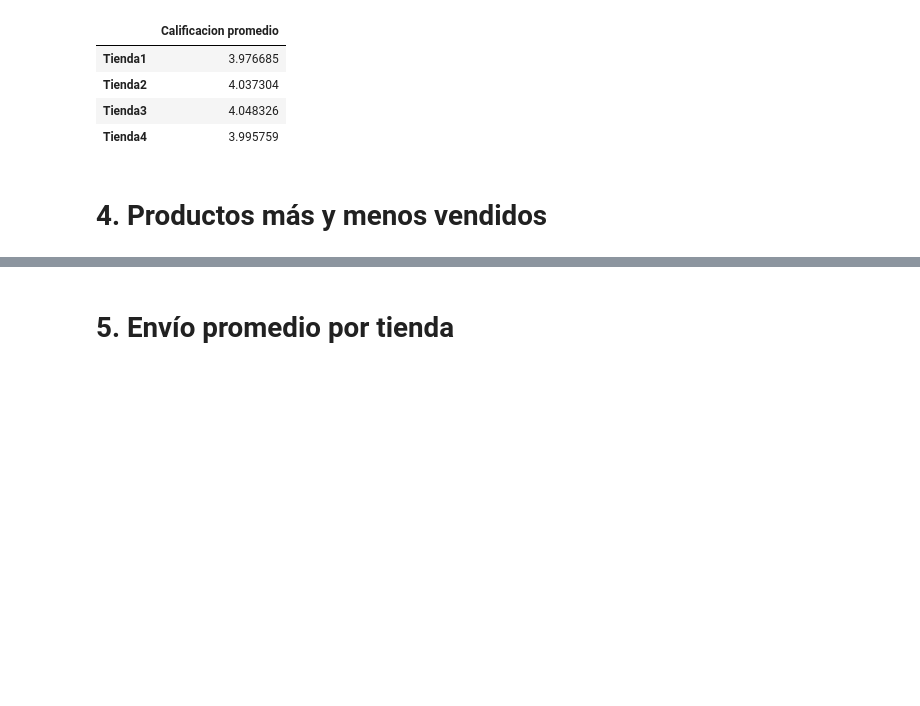
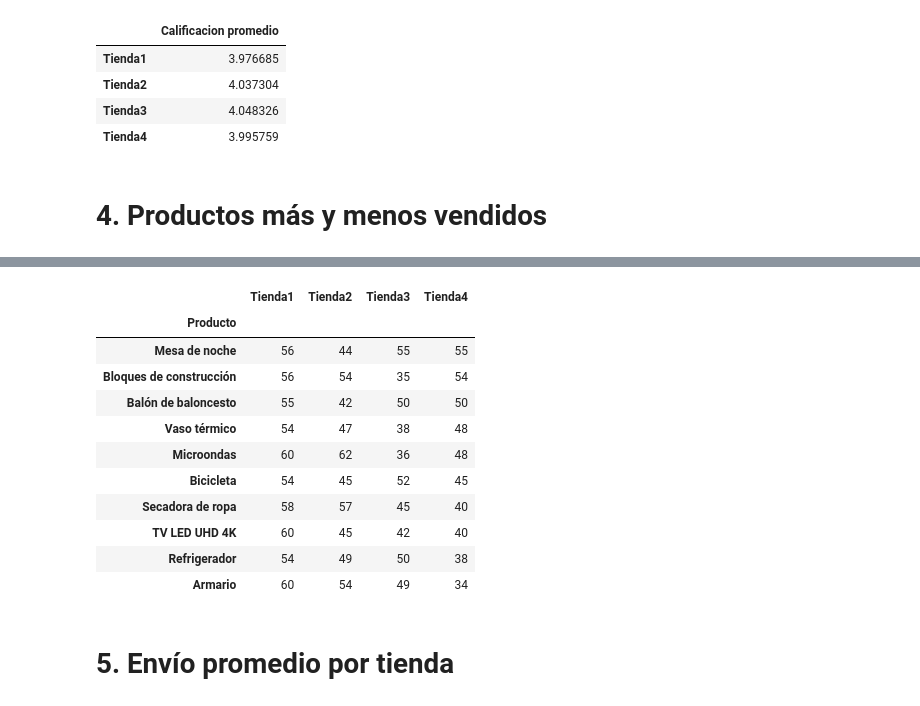
Before and after one commit to Yaaxek/Alura_Store, a Jupyter notebook: AluraStoreLatam.ipynb, the cells around one changed output, grey strips where cells are left out. Cells and saved outputs as stored; diff of their text form; code cells hidden in the pictures; blank space fills up the shorter version.

```diff
--- a/AluraStoreLatam.ipynb
+++ b/AluraStoreLatam.ipynb
@@ -223,2 +259,18 @@ productos
+# %%
+producto_max=productos.T.nlargest(10, 'Tienda1').nlargest(10, 'Tienda2').nlargest(10, 'Tienda3').nlargest(10, 'Tienda4')
+producto_max
+# %% [output]
+|  | Tienda1 | Tienda2 | Tienda3 | Tienda4 |
+| Producto |  |  |  |  |
+| Mesa de noche | 56 | 44 | 55 | 55 |
+| Bloques de construcción | 56 | 54 | 35 | 54 |
+| Balón de baloncesto | 55 | 42 | 50 | 50 |
+| Vaso térmico | 54 | 47 | 38 | 48 |
+| Microondas | 60 | 62 | 36 | 48 |
+| Bicicleta | 54 | 45 | 52 | 45 |
+| Secadora de ropa | 58 | 57 | 45 | 40 |
+| TV LED UHD 4K | 60 | 45 | 42 | 40 |
+| Refrigerador | 54 | 49 | 50 | 38 |
+| Armario | 60 | 54 | 49 | 34 |
 # %% [markdown]
 # 5. Envío promedio por tienda
```
Also changed, not shown: parts of 5 cells of this notebook.
